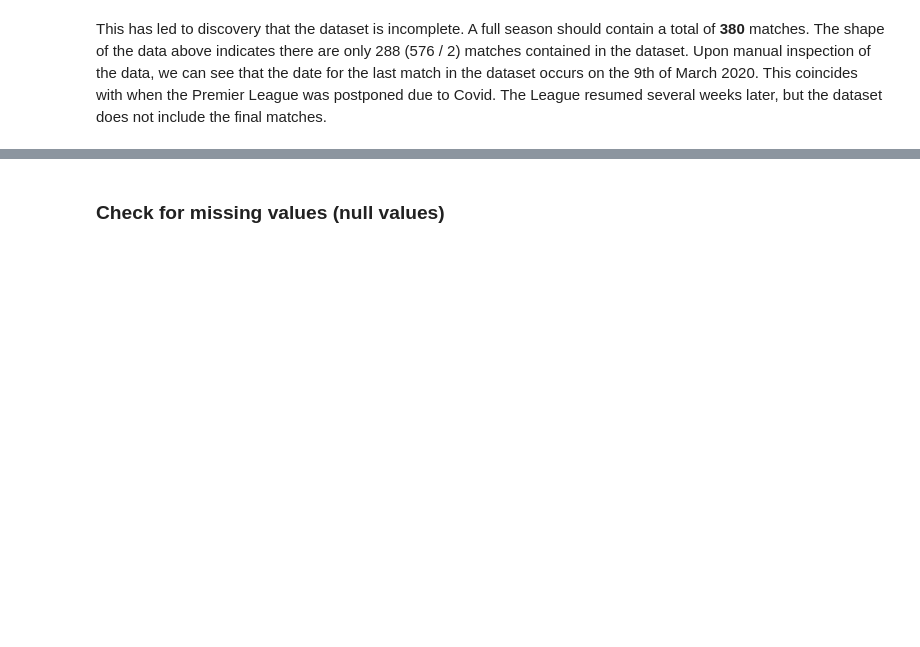
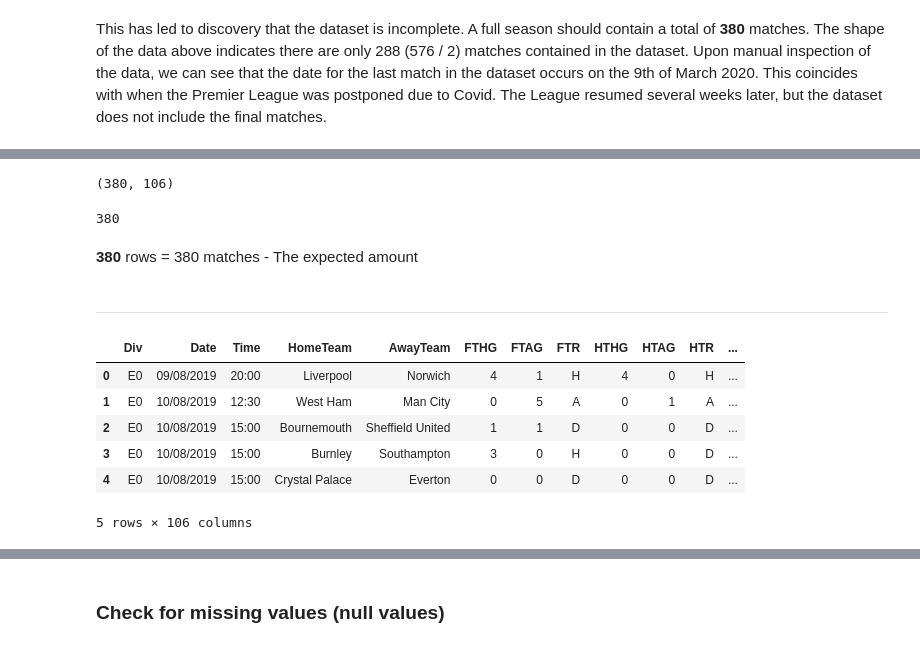
Before and after one commit to CharlesPeterMcCarthy/english-premier-league-2019-2020-statistical-analysis, a Jupyter notebook: epl-2019-2020.ipynb, the cells around one changed output, grey strips where cells are left out. Drawn from its saved outputs; the diff is of its cells as text; code cells hidden in the pictures; blank space fills up the shorter version.

Commit message:
Exploring New Match Dataset

```diff
--- a/epl-2019-2020.ipynb
+++ b/epl-2019-2020.ipynb
@@ -62,0 +71,24 @@ Upon manual inspection of the data, we can see that the date for the last match
+# %%
+matches_df = pd.read_csv('epl-dataset/matches.csv')
+# %%
+matches_df.shape
+# %% [output]
+(380, 106)
+# %%
+matches_df.shape[0]
+# %% [output]
+380
+# %% [markdown]
+__380__ rows = 380 matches - The expected amount
+# %% [markdown]
+---
+# %%
+matches_df.head()
+# %% [output]
+|  | Div | Date | Time | HomeTeam | AwayTeam | FTHG | FTAG | FTR | HTHG | HTAG | HTR | ... |
+| 0 | E0 | 09/08/2019 | 20:00 | Liverpool | Norwich | 4 | 1 | H | 4 | 0 | H | ... |
+| 1 | E0 | 10/08/2019 | 12:30 | West Ham | Man City | 0 | 5 | A | 0 | 1 | A | ... |
+| 2 | E0 | 10/08/2019 | 15:00 | Bournemouth | Sheffield United | 1 | 1 | D | 0 | 0 | D | ... |
+| 3 | E0 | 10/08/2019 | 15:00 | Burnley | Southampton | 3 | 0 | H | 0 | 0 | D | ... |
+| 4 | E0 | 10/08/2019 | 15:00 | Crystal Palace | Everton | 0 | 0 | D | 0 | 0 | D | ... |
+5 rows × 106 columns
```
Also changed, not shown: parts of 17 cells of this notebook.
